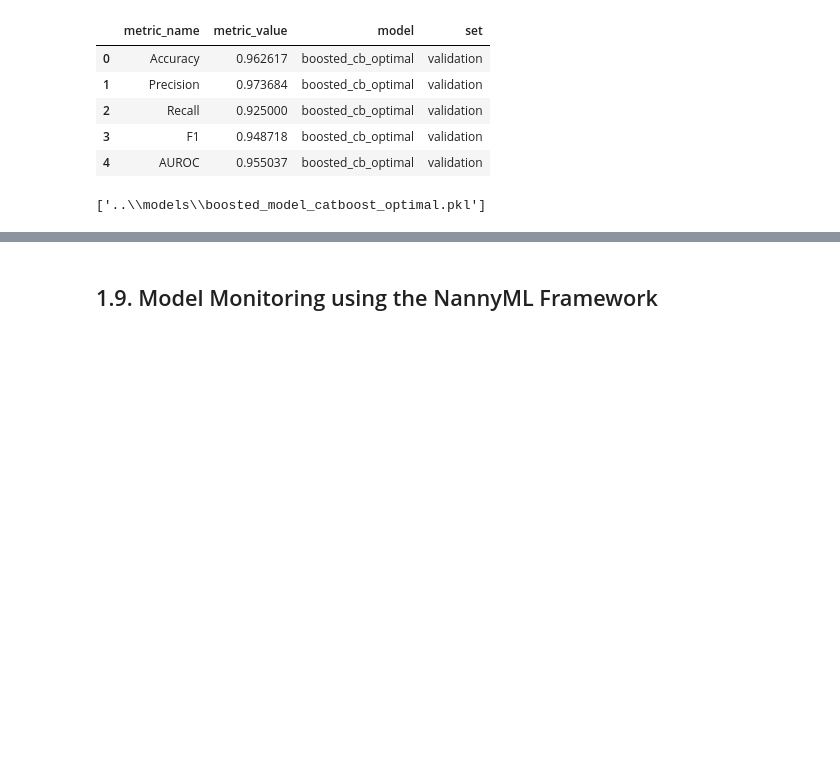
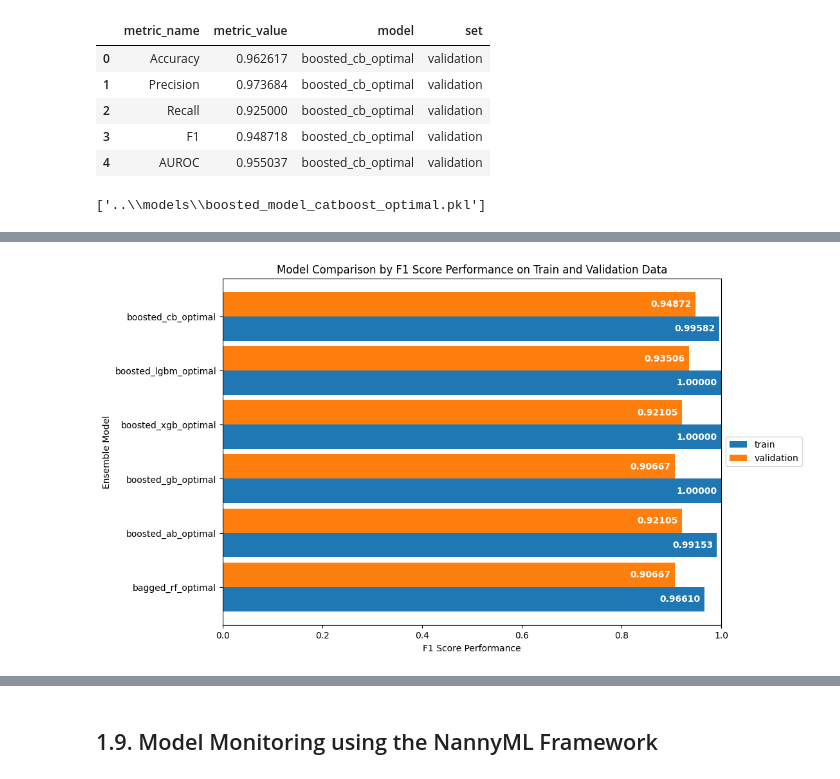
Before and after one commit to JohnPaulinePineda/Portfolio_Project_63, a Jupyter notebook: codes/DetectingAndAnalyzingMachineLearningModelDriftUsingOpenSourceMonitoringTools.ipynb, the cells around one changed output, grey strips where cells are left out. Cells and saved outputs as stored; diff of their text form; code cells hidden in the pictures; blank space fills up the shorter version.

Commit message:
Formulated the Python Notebook
Updated Model Selection

```diff
--- a/codes/DetectingAndAnalyzingMachineLearningModelDriftUsingOpenSourceMonitoringTools.ipynb
+++ b/codes/DetectingAndAnalyzingMachineLearningModelDriftUsingOpenSourceMonitoringTools.ipynb
@@ -3472,0 +3526,19 @@ joblib.dump(boosted_cb_optimal,
+# %%
+##################################
+# Consolidating all the F1 score
+# model performance measures
+# between the train and validation data
+##################################
+ensemble_train_validation_all_performance_F1 = ensemble_train_validation_all_performance[ensemble_train_validation_all_performance['metric_name']=='F1']
+ensemble_train_validation_all_performance_F1_train = ensemble_train_validation_all_performance_F1[ensemble_train_validation_all_performance_F1['set']=='train'].loc[:,"metric_value"]
+ensemble_train_validation_all_performance_F1_validation = ensemble_train_validation_all_performance_F1[ensemble_train_validation_all_performance_F1['set']=='validation'].loc[:,"metric_value"]
+# %%
+##################################
+# Combining all the F1 score
+# model performance measures
+# between the train and validation data
+##################################
+ensemble_train_validation_all_performance_F1_plot = pd.DataFrame({'train': ensemble_train_validation_all_performance_F1_train.values,
+                                                              'validation': ensemble_train_validation_all_performance_F1_validation.values},
+                                                             index=ensemble_train_validation_all_performance_F1['model'].unique())
+ensemble_train_validation_all_performance_F1_plot
@@ -3472,0 +3553,17 @@ joblib.dump(boosted_cb_optimal,
+# %%
+##################################
+# Plotting all the F1 score
+# model performance measures
+# between the train and validation sets
+##################################
+ensemble_train_validation_all_performance_F1_plot = ensemble_train_validation_all_performance_F1_plot.plot.barh(figsize=(10, 7), width=0.9)
+ensemble_train_validation_all_performance_F1_plot.set_xlim(0.00,1.00)
+ensemble_train_validation_all_performance_F1_plot.set_title("Model Comparison by F1 Score Performance on Train and Validation Data")
+ensemble_train_validation_all_performance_F1_plot.set_xlabel("F1 Score Performance")
+ensemble_train_validation_all_performance_F1_plot.set_ylabel("Ensemble Model")
+ensemble_train_validation_all_performance_F1_plot.grid(False)
+ensemble_train_validation_all_performance_F1_plot.legend(loc='center left', bbox_to_anchor=(1.0, 0.5))
+for container in ensemble_train_validation_all_performance_F1_plot.containers:
+    ensemble_train_validation_all_performance_F1_plot.bar_label(container, fmt='%.5f', padding=-50, color='white', fontweight='bold')
+# %% [output]
+[figure, added]
```
Also changed, not shown: parts of 20 cells of this notebook, 2 other files.
